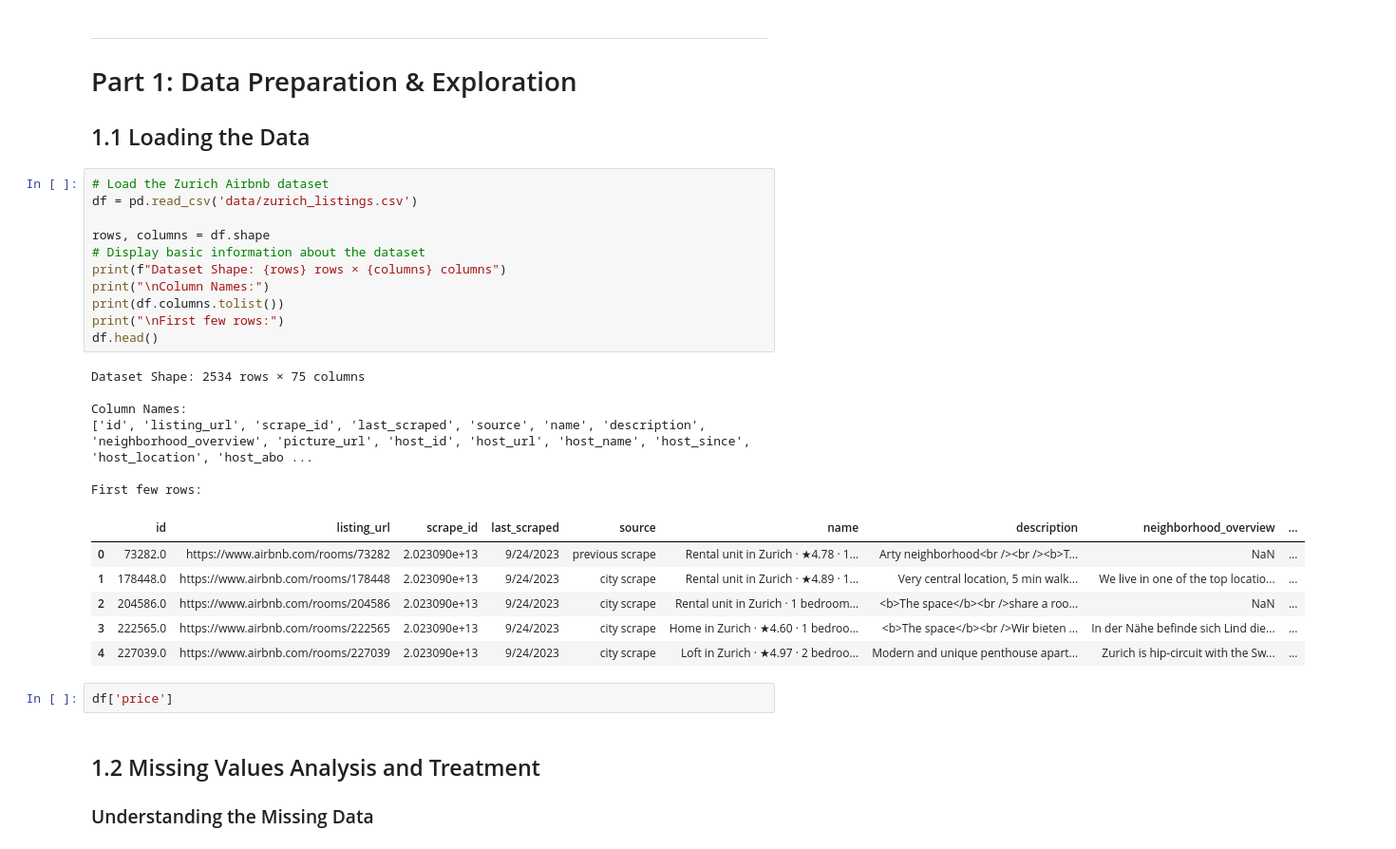
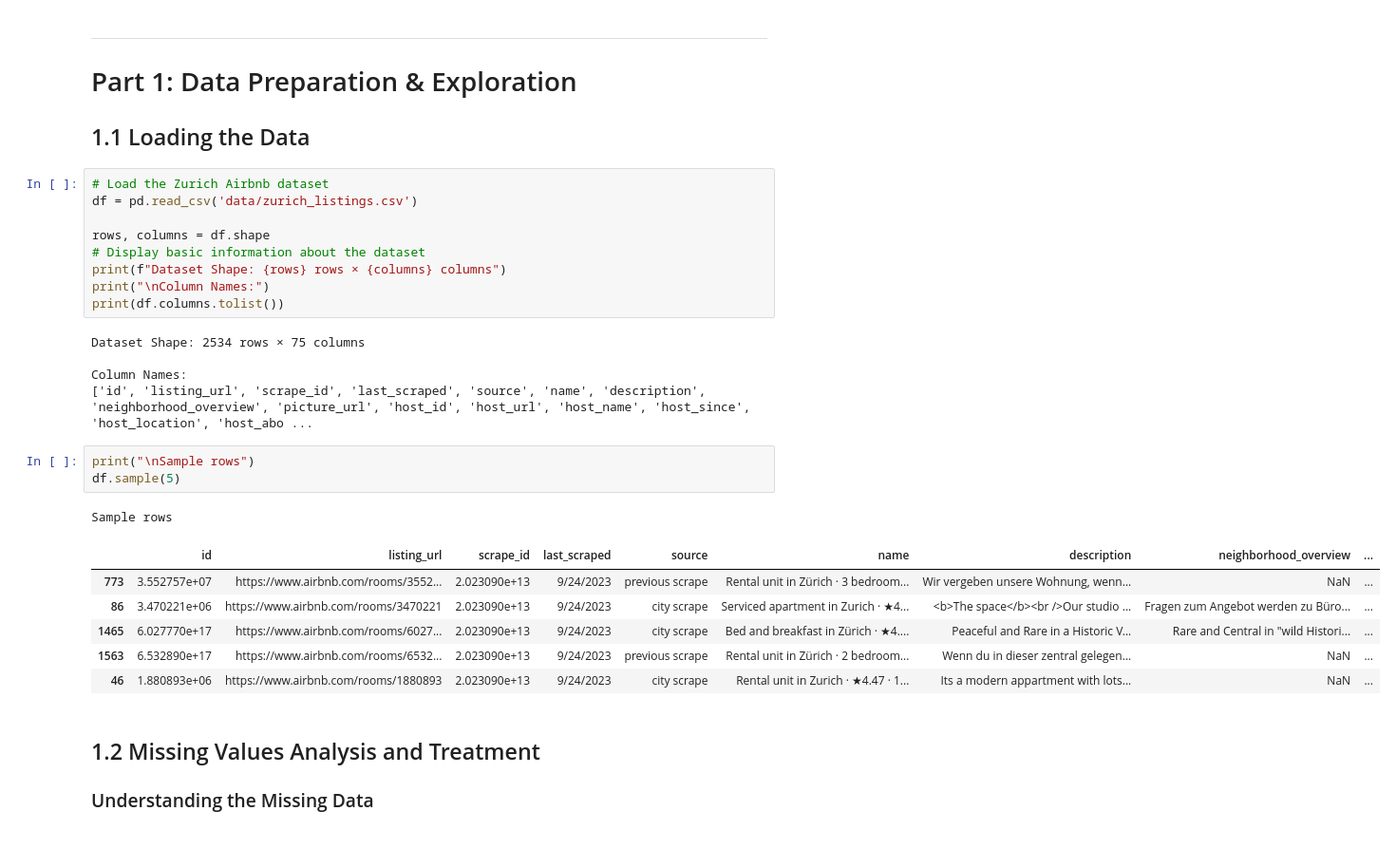
Before and after one commit to samarthya/METAD699-Project, a Jupyter notebook: zurich_airbnb.ipynb, the cells around one changed output. Shown: that part at 95% size. Cells and saved outputs as stored; diff of their text form.

Commit message:
Use sample instead of head and deleted debug cell

```diff
--- a/zurich_airbnb.ipynb
+++ b/zurich_airbnb.ipynb
@@ -76,23 +76,22 @@ rows, columns = df.shape
 print(f"Dataset Shape: {rows} rows × {columns} columns")
 print("\nColumn Names:")
 print(df.columns.tolist())
-print("\nFirst few rows:")
-df.head()
 # %% [output]
 Dataset Shape: 2534 rows × 75 columns
 
 Column Names:
 ['id', 'listing_url', 'scrape_id', 'last_scraped', 'source', 'name', 'description', 'neighborhood_overview', 'picture_url', 'host_id', 'host_url', 'host_name', 'host_since', 'host_location', 'host_abo ...
-
-First few rows:
-|  | id | listing_url | scrape_id | last_scraped | source | name | description | neighborhood_overview | ... |
-| 0 | 73282.0 | https://www.airbnb.com/rooms/73282 | 2.023090e+13 | 9/24/2023 | previous scrape | Rental unit in Zurich · ★4.78 · 1... | Arty neighborhood<br /><br /><b>T... | NaN | ... |
-| 1 | 178448.0 | https://www.airbnb.com/rooms/178448 | 2.023090e+13 | 9/24/2023 | city scrape | Rental unit in Zurich · ★4.89 · 1... | Very central location, 5 min walk... | We live in one of the top locatio... | ... |
-| 2 | 204586.0 | https://www.airbnb.com/rooms/204586 | 2.023090e+13 | 9/24/2023 | city scrape | Rental unit in Zurich · 1 bedroom... | <b>The space</b><br />share a roo... | NaN | ... |
-| 3 | 222565.0 | https://www.airbnb.com/rooms/222565 | 2.023090e+13 | 9/24/2023 | city scrape | Home in Zurich · ★4.60 · 1 bedroo... | <b>The space</b><br />Wir bieten ... | In der Nähe befinde sich Lind die... | ... |
-| 4 | 227039.0 | https://www.airbnb.com/rooms/227039 | 2.023090e+13 | 9/24/2023 | city scrape | Loft in Zurich · ★4.97 · 2 bedroo... | Modern and unique penthouse apart... | Zurich is hip-circuit with the Sw... | ... |
-# %%
-df['price']
+# %%
+print("\nSample rows")
+df.sample(5)
+# %% [output]
+Sample rows
+|  | id | listing_url | scrape_id | last_scraped | source | name | description | neighborhood_overview | ... |
+| 773 | 3.552757e+07 | https://www.airbnb.com/rooms/3552... | 2.023090e+13 | 9/24/2023 | previous scrape | Rental unit in Zürich · 3 bedroom... | Wir vergeben unsere Wohnung, wenn... | NaN | ... |
+| 86 | 3.470221e+06 | https://www.airbnb.com/rooms/3470221 | 2.023090e+13 | 9/24/2023 | city scrape | Serviced apartment in Zurich · ★4... | <b>The space</b><br />Our studio ... | Fragen zum Angebot werden zu Büro... | ... |
+| 1465 | 6.027770e+17 | https://www.airbnb.com/rooms/6027... | 2.023090e+13 | 9/24/2023 | city scrape | Bed and breakfast in Zürich · ★4.... | Peaceful and Rare in a Historic V... | Rare and Central in "wild Histori... | ... |
+| 1563 | 6.532890e+17 | https://www.airbnb.com/rooms/6532... | 2.023090e+13 | 9/24/2023 | previous scrape | Rental unit in Zürich · 2 bedroom... | Wenn du in dieser zentral gelegen... | NaN | ... |
+| 46 | 1.880893e+06 | https://www.airbnb.com/rooms/1880893 | 2.023090e+13 | 9/24/2023 | city scrape | Rental unit in Zurich · ★4.47 · 1... | Its a modern appartment with lots... | NaN | ... |
 # %% [markdown]
 ## 1.2 Missing Values Analysis and Treatment
 
```
